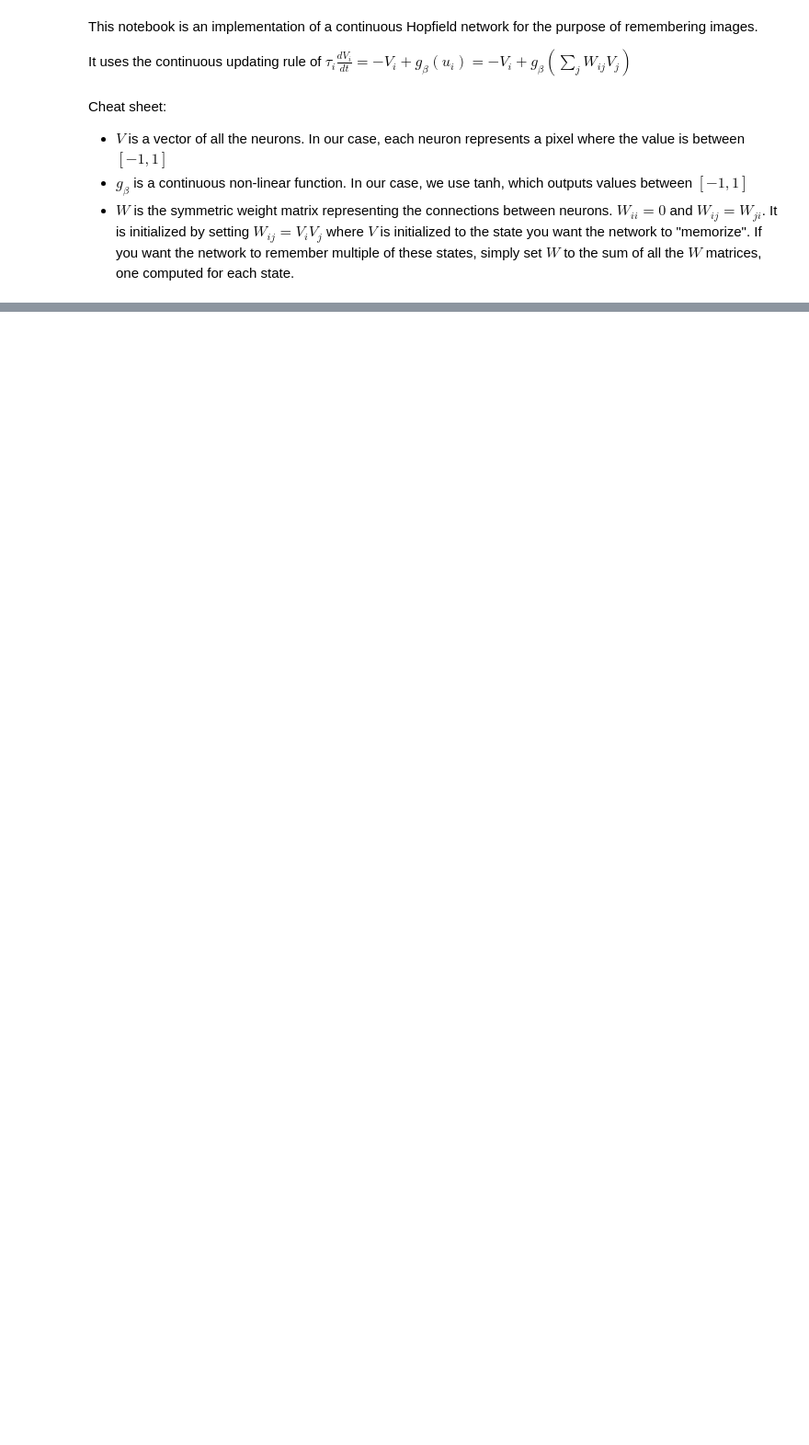
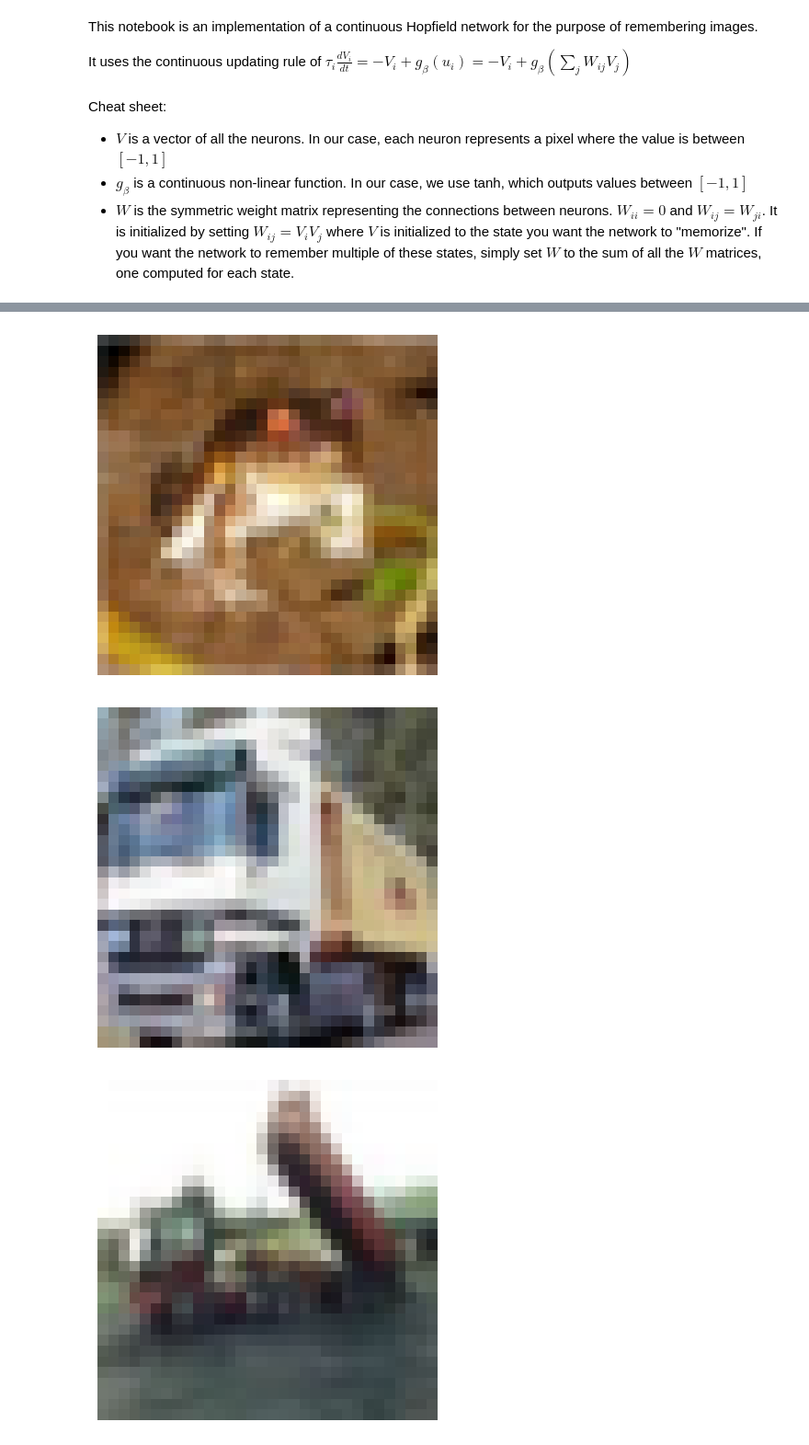
Before and after one commit to daniel-koronthaly/HopfieldImages, a Jupyter notebook: hopfield.ipynb, the cells around one changed output, grey strips where cells are left out. Shown at 92% size. Drawn from its saved outputs; the diff is of its cells as text; code cells hidden in the pictures; blank space fills up the shorter version.

```diff
--- a/hopfield.ipynb
+++ b/hopfield.ipynb
@@ -55,0 +51,35 @@ for i in range(num_images):
+# %%
+import matplotlib.pyplot as plt
+
+def unpickle(file):
+    import pickle
+    with open(file, 'rb') as fo:
+        dict = pickle.load(fo, encoding='bytes')
+    return dict
+
+num_images = 3
+data_file_path = "data_batch_1"
+data = unpickle(data_file_path)[b'data']
+images = []
+
+for i in range(num_images):
+    color_img = data[i].reshape((3,32,32)).transpose(1,2,0)
+    plt.imshow(color_img, interpolation='nearest')
+    plt.axis('off')
+    plt.show()
+    color_img = (color_img - 127.5) / 127.5 # normalizing between [-1, 1]
+    images.append(color_img)
+
+color_enabled = True
+num_neurons = 3072
+W = np.zeros((num_neurons, num_neurons))
+
+# computes W_{ij} = V_i * V_j for all i and j. (Saves all images in weight matrix)
+for image in images:
+    W = W + np.outer(image, image)
+
+np.fill_diagonal(W, 0)
+# %% [output]
+[figure, added]
+[figure, added]
+[figure, added]
```
Also changed, not shown: parts of 7 cells of this notebook.
